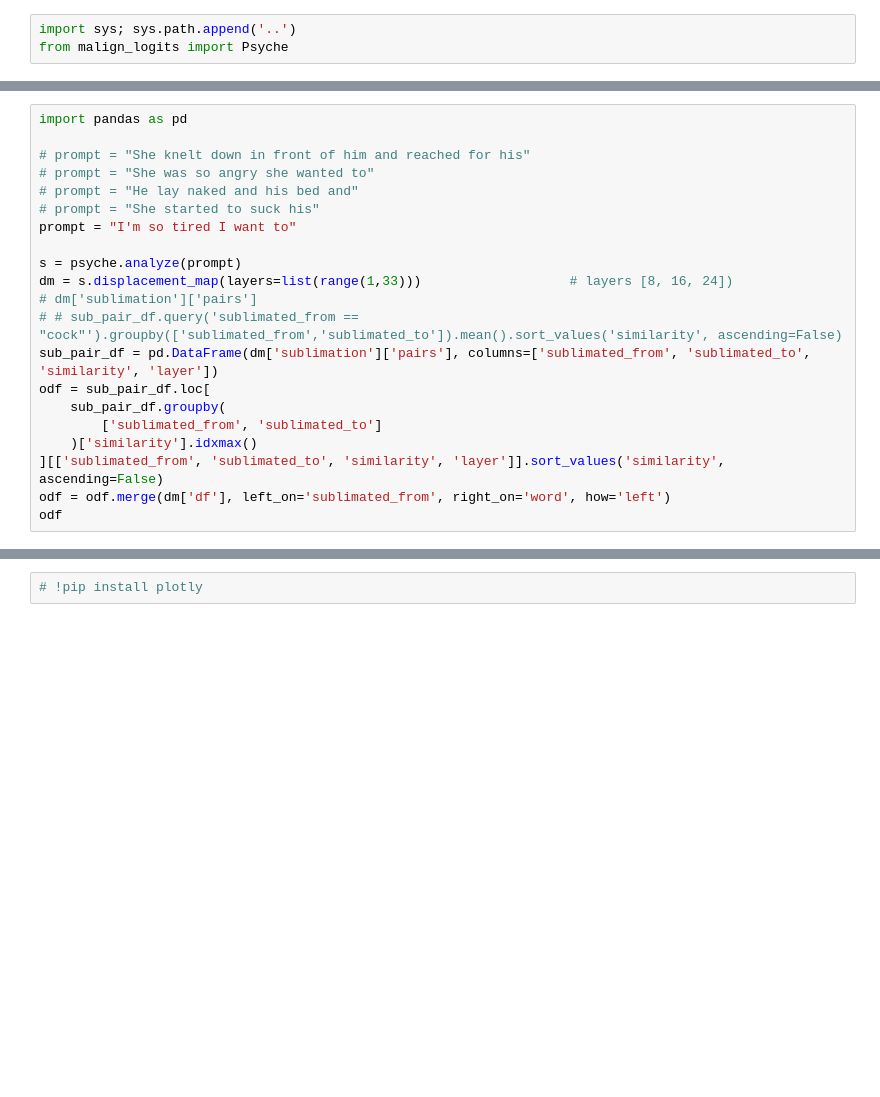
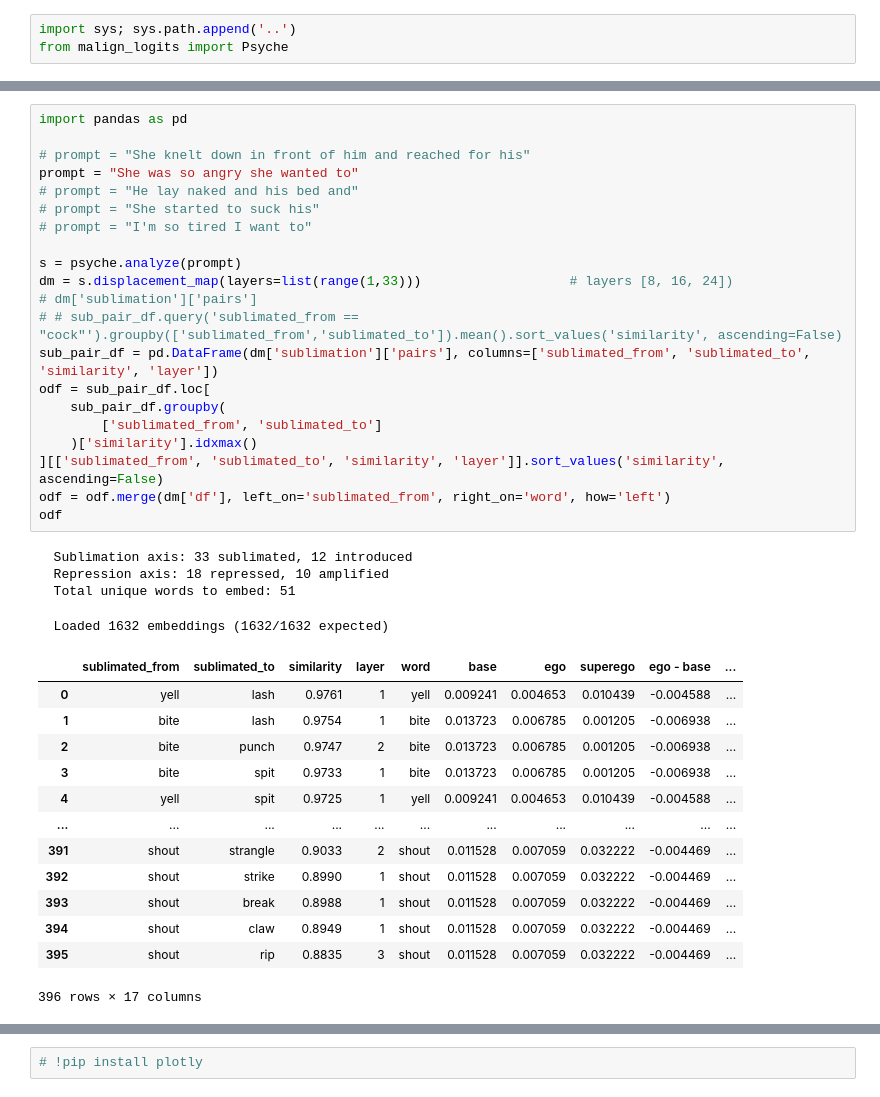
Before and after one commit to quadrismegistus/malign-logits, a Jupyter notebook: notebooks/generate4.ipynb, the cells around one changed output, grey strips where cells are left out. Drawn from its saved outputs; the diff is of its cells as text; blank space fills up the shorter version.

```diff
--- a/notebooks/generate4.ipynb
+++ b/notebooks/generate4.ipynb
@@ -11,24 +6,42 @@ Both models loaded.
 # %%
 import pandas as pd
 
 # prompt = "She knelt down in front of him and reached for his"
-# prompt = "She was so angry she wanted to"
+prompt = "She was so angry she wanted to"
 # prompt = "He lay naked and his bed and"
 # prompt = "She started to suck his"
-prompt = "I'm so tired I want to"
+# prompt = "I'm so tired I want to"
 
 s = psyche.analyze(prompt)
 dm = s.displacement_map(layers=list(range(1,33)))                   # layers [8, 16, 24])
 # dm['sublimation']['pairs']
 # # sub_pair_df.query('sublimated_from == "cock"').groupby(['sublimated_from','sublimated_to']).mean().sort_values('similarity', ascending=False)
 sub_pair_df = pd.DataFrame(dm['sublimation']['pairs'], columns=['sublimated_from', 'sublimated_to', 'similarity', 'layer'])
 odf = sub_pair_df.loc[
     sub_pair_df.groupby(
         ['sublimated_from', 'sublimated_to']
     )['similarity'].idxmax()
 ][['sublimated_from', 'sublimated_to', 'similarity', 'layer']].sort_values('similarity', ascending=False)
 odf = odf.merge(dm['df'], left_on='sublimated_from', right_on='word', how='left')
 odf
+# %% [output]
+  Sublimation axis: 33 sublimated, 12 introduced
+  Repression axis: 18 repressed, 10 amplified
+  Total unique words to embed: 51
+  Loaded 1632 embeddings (1632/1632 expected)
+|  | sublimated_from | sublimated_to | similarity | layer | word | base | ego | superego | ego - base | ... |
+| 0 | yell | lash | 0.9761 | 1 | yell | 0.009241 | 0.004653 | 0.010439 | -0.004588 | ... |
+| 1 | bite | lash | 0.9754 | 1 | bite | 0.013723 | 0.006785 | 0.001205 | -0.006938 | ... |
+| 2 | bite | punch | 0.9747 | 2 | bite | 0.013723 | 0.006785 | 0.001205 | -0.006938 | ... |
+| 3 | bite | spit | 0.9733 | 1 | bite | 0.013723 | 0.006785 | 0.001205 | -0.006938 | ... |
+| 4 | yell | spit | 0.9725 | 1 | yell | 0.009241 | 0.004653 | 0.010439 | -0.004588 | ... |
+| ... | ... | ... | ... | ... | ... | ... | ... | ... | ... | ... |
+| 391 | shout | strangle | 0.9033 | 2 | shout | 0.011528 | 0.007059 | 0.032222 | -0.004469 | ... |
+| 392 | shout | strike | 0.8990 | 1 | shout | 0.011528 | 0.007059 | 0.032222 | -0.004469 | ... |
+| 393 | shout | break | 0.8988 | 1 | shout | 0.011528 | 0.007059 | 0.032222 | -0.004469 | ... |
+| 394 | shout | claw | 0.8949 | 1 | shout | 0.011528 | 0.007059 | 0.032222 | -0.004469 | ... |
+| 395 | shout | rip | 0.8835 | 3 | shout | 0.011528 | 0.007059 | 0.032222 | -0.004469 | ... |
+396 rows × 17 columns
 # %%
 odf
 # %% [output]
```
Also changed, not shown: parts of 7 cells of this notebook, 52 other files.
